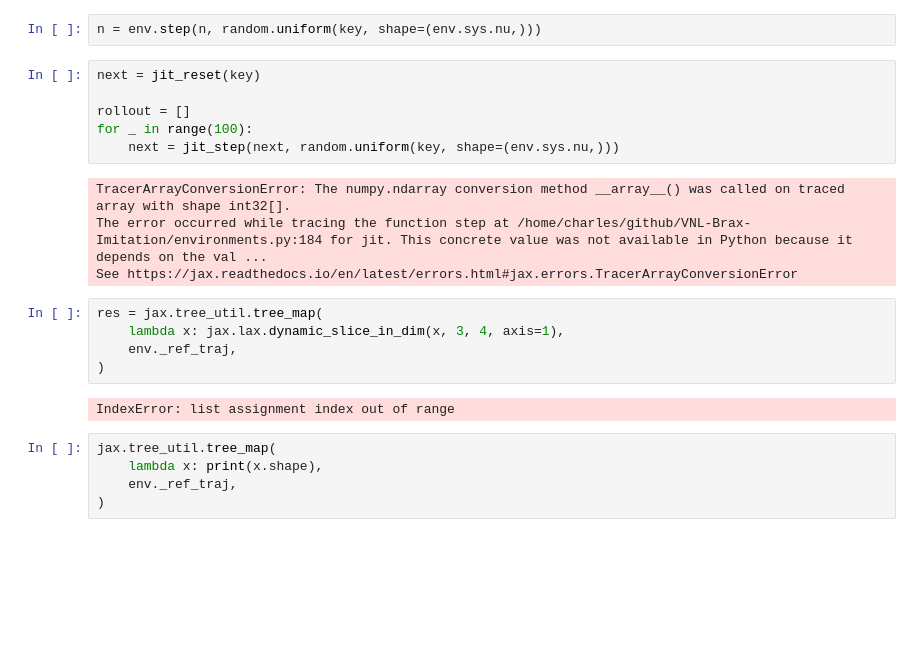
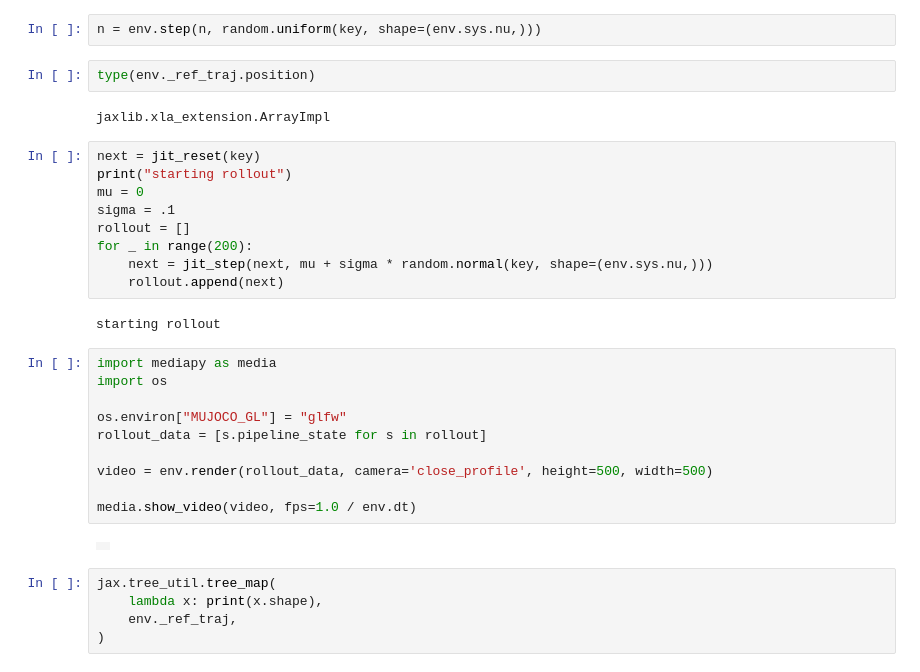
Before and after one commit to talmolab/VNL-Brax-Imitation, a Jupyter notebook: env_explore.ipynb, the cells around one changed output. Drawn from its saved outputs; the diff is of its cells as text; blank space fills up the shorter version.

Commit message:
update notebook for rendering, fix some bugs

```diff
--- a/env_explore.ipynb
+++ b/env_explore.ipynb
@@ -37,23 +34,33 @@ jit_reset = jax.jit(env.reset)
 n = env.reset(key)
 # %%
 n = env.step(n, random.uniform(key, shape=(env.sys.nu,)))
+# %%
+type(env._ref_traj.position)
+# %% [output]
+jaxlib.xla_extension.ArrayImpl
 # %%
 next = jit_reset(key)
-
+print("starting rollout")
+mu = 0
+sigma = .1
 rollout = []
-for _ in range(100):
-    next = jit_step(next, random.uniform(key, shape=(env.sys.nu,)))
+for _ in range(200):
+    next = jit_step(next, mu + sigma * random.normal(key, shape=(env.sys.nu,)))
+    rollout.append(next)
 # %% [output]
-TracerArrayConversionError: The numpy.ndarray conversion method __array__() was called on traced array with shape int32[].
-The error occurred while tracing the function step at /home/charles/github/VNL-Brax-Imitation/environments.py:184 for jit. This concrete value was not available in Python because it depends on the val ...
-See https://jax.readthedocs.io/en/latest/errors.html#jax.errors.TracerArrayConversionError
+starting rollout
-# %%
-res = jax.tree_util.tree_map(
-    lambda x: jax.lax.dynamic_slice_in_dim(x, 3, 4, axis=1),
-    env._ref_traj,
-)
-# %% [output]
-IndexError: list assignment index out of range
+# %%
+import mediapy as media
+import os
+
+os.environ["MUJOCO_GL"] = "glfw"
+rollout_data = [s.pipeline_state for s in rollout]
+
+video = env.render(rollout_data, camera='close_profile', height=500, width=500)
+
+media.show_video(video, fps=1.0 / env.dt)
+# %% [output]
+|  |
 # %%
 jax.tree_util.tree_map(
     lambda x: print(x.shape),
```
Also changed, not shown: parts of 1 cell of this notebook, 2 other files.
